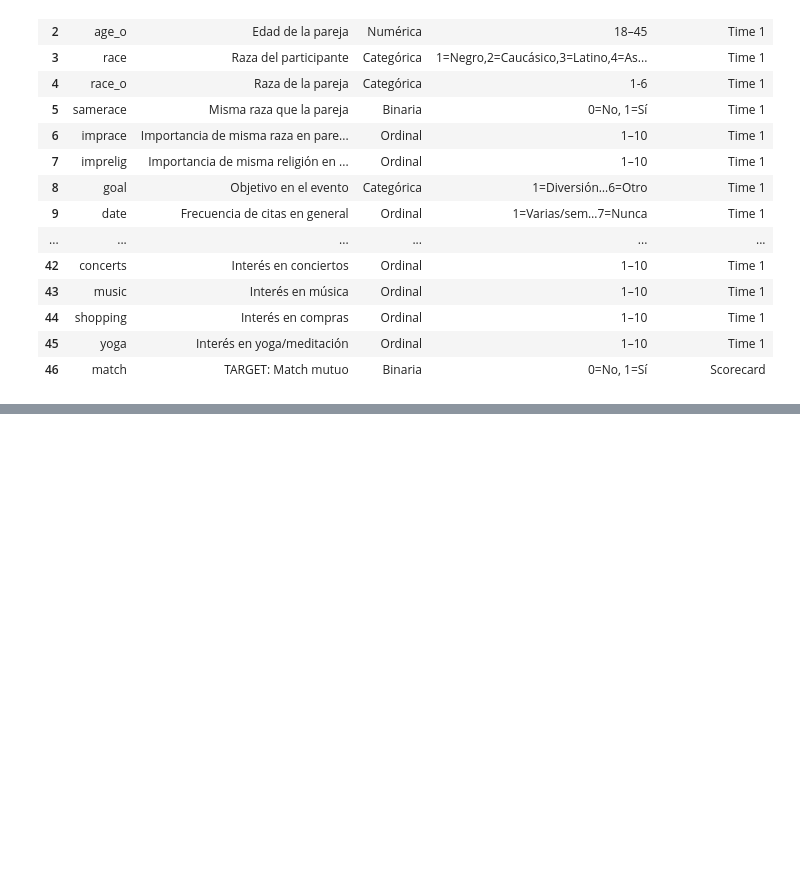
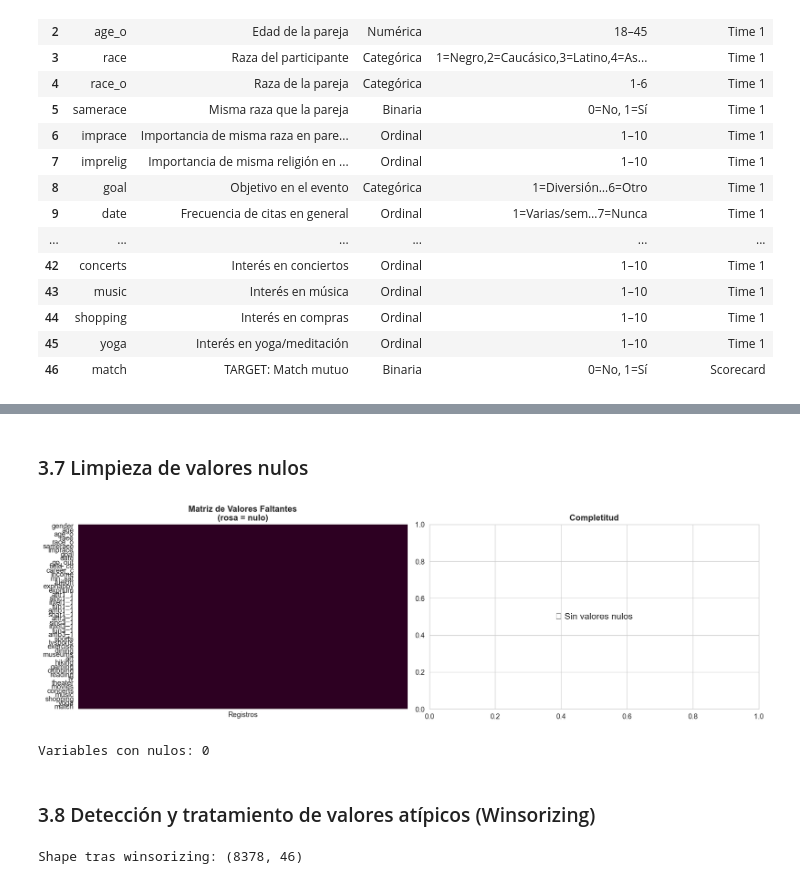
Before and after one commit to laulaguado/match-predictor, a Jupyter notebook: notebooks/01_preparacion_datos.ipynb, the cells around one changed output, grey strips where cells are left out. Cells and saved outputs as stored; diff of their text form; code cells hidden in the pictures; blank space fills up the shorter version.

```diff
--- a/notebooks/01_preparacion_datos.ipynb
+++ b/notebooks/01_preparacion_datos.ipynb
@@ -164,0 +376,72 @@ Total variables seleccionadas: 47
+# %% [markdown]
+### 3.7 Limpieza de valores nulos
+# %%
+# Análisis de nulos sin missingno
+import matplotlib.pyplot as plt
+import seaborn as sns
+
+# Calcular nulos
+nulos = dfc.isnull().sum()
+pct_nulos = (nulos / len(dfc) * 100).round(1)
+df_nulos = pd.DataFrame({"Nulos": nulos, "Porcentaje": pct_nulos})
+df_nulos = df_nulos[df_nulos["Nulos"] > 0].sort_values("Porcentaje", ascending=False)
+
+fig, axes = plt.subplots(1, 2, figsize=(16, 5))
+
+# Heatmap de nulos
+nulos_heatmap = dfc.isnull().astype(int)
+sns.heatmap(nulos_heatmap.T, cmap=["#2d0022","#FF1493"],
+            ax=axes[0], cbar=False, yticklabels=True, xticklabels=False)
+axes[0].set_title("Matriz de Valores Faltantes\n(rosa = nulo)", fontweight="bold")
+axes[0].set_xlabel("Registros")
+
+# Barras de completitud
+if len(df_nulos) > 0:
+    axes[1].barh(df_nulos.index, df_nulos["Porcentaje"],
+                 color="#FF1493", edgecolor="white")
+    axes[1].set_xlabel("% Valores Faltantes")
+    axes[1].set_title("Variables con Nulos", fontweight="bold")
+    for i, (idx, row) in enumerate(df_nulos.iterrows()):
+        axes[1].text(row["Porcentaje"] + 0.3, i,
+                     f"{row['Porcentaje']}%", va="center", fontsize=9)
+else:
+    axes[1].text(0.5, 0.5, "✅ Sin valores nulos",
+                 ha="center", va="center", fontsize=14, transform=axes[1].transAxes)
+    axes[1].set_title("Completitud", fontweight="bold")
+
+plt.tight_layout()
+plt.savefig("../reports/nulos.png", dpi=150, bbox_inches="tight")
+plt.show()
+
+print(f"Variables con nulos: {len(df_nulos)}")
+if len(df_nulos) > 0:
+    print(df_nulos.to_string())
+# %% [output]
+[figure, added]
+Variables con nulos: 0
+# %% [markdown]
+### 3.8 Detección y tratamiento de valores atípicos (Winsorizing)
+# %%
+EXCLUIR_WINSOR = [
+    "match","gender","race","race_o","samerace",
+    "goal","date","go_out","field_cd","career_c"
+]
+
+cols_winsor = [
+    c for c in dfc.select_dtypes(include=[np.number]).columns
+    if c not in EXCLUIR_WINSOR
+]
+
+for col in cols_winsor:
+    p5 = dfc[col].quantile(0.05)
+    p95 = dfc[col].quantile(0.95)
+
+    dfc[col] = dfc[col].clip(lower=p5, upper=p95)
+
+for col in ["age","age_o"]:
+    if col in dfc.columns:
+        dfc = dfc[(dfc[col] >= 18) & (dfc[col] <= 45)]
+
+print(f"Shape tras winsorizing: {dfc.shape}")
+# %% [output]
+Shape tras winsorizing: (8378, 46)
```
Also changed, not shown: parts of 22 cells of this notebook, 12 other files.
